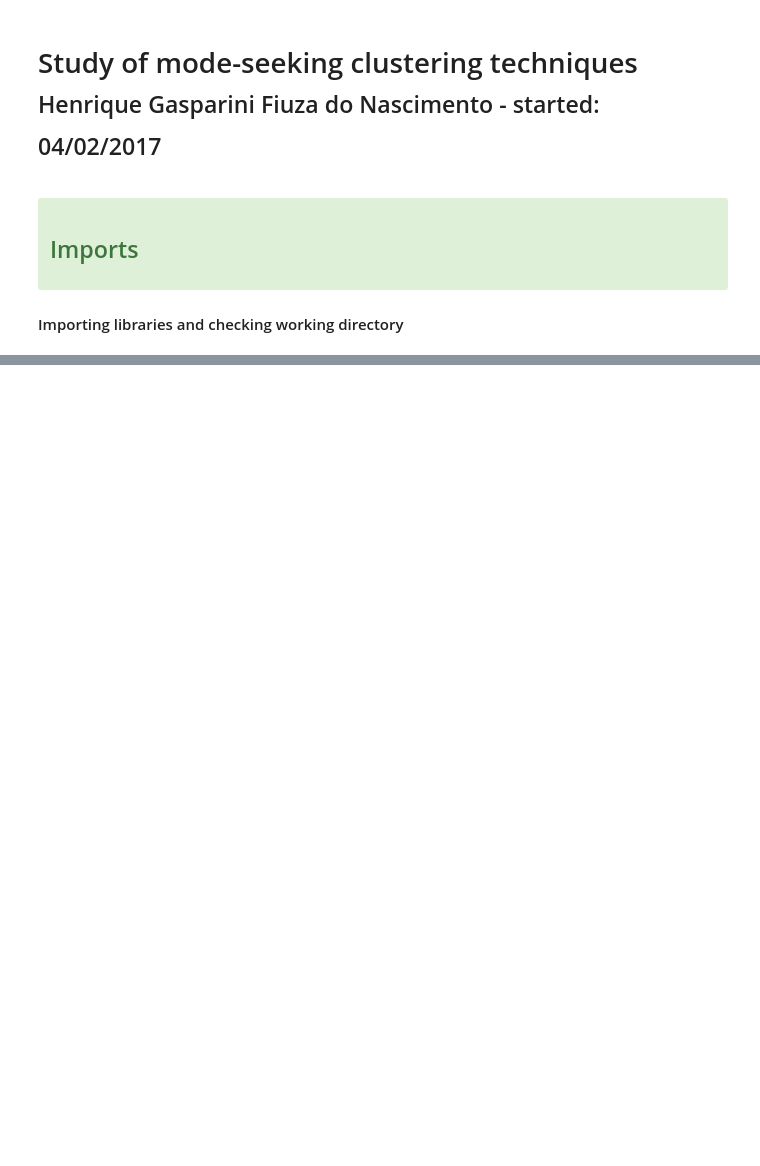
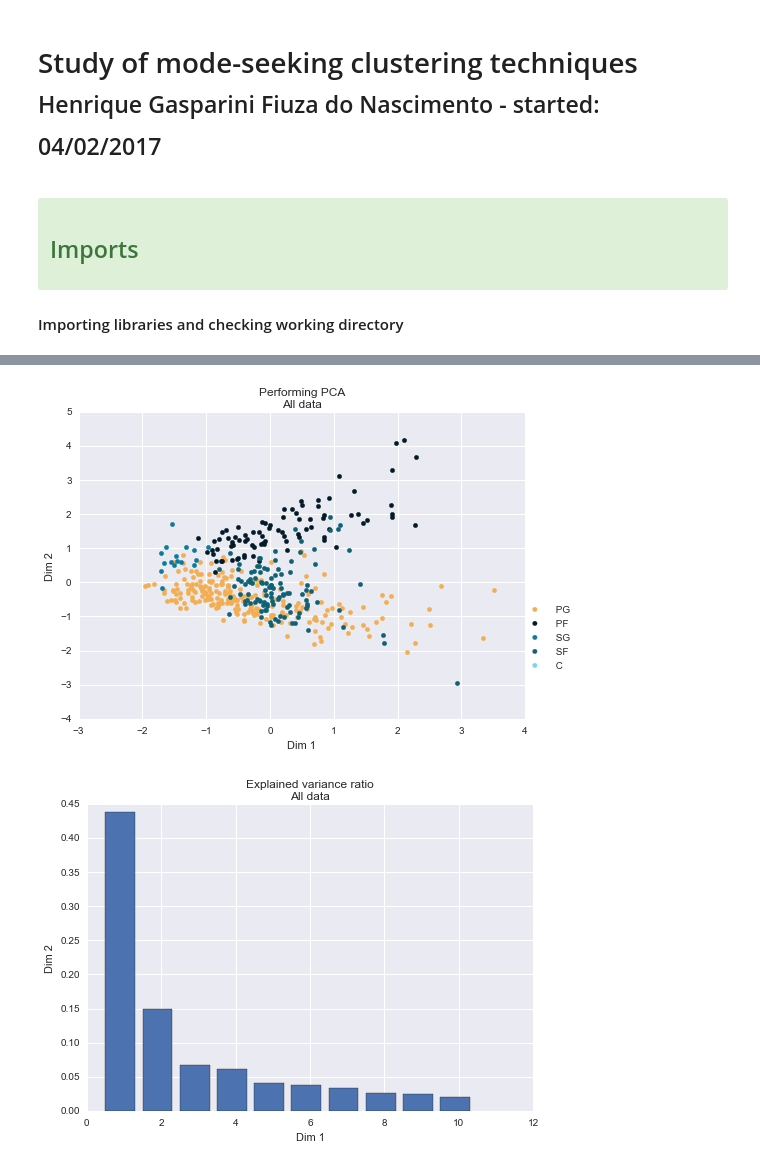
Before and after one commit to Gabriel-Azevedo-Ferreira/TDA-NBA, a Jupyter notebook: notebooks/Clustering/Mode seeking techniques.ipynb, the cells around one changed output, grey strips where cells are left out. Drawn from its saved outputs; the diff is of its cells as text; code cells hidden in the pictures; blank space fills up the shorter version.

Commit message:
AAnalyzed the data using mode-seeking techniques

```diff
--- a/notebooks/Clustering/Mode seeking techniques.ipynb
+++ b/notebooks/Clustering/Mode seeking techniques.ipynb
@@ -38,0 +127,4 @@ import modeSeeking.point as po
+# %%
+hc = po.HillClimbing('intermediateData/NBA-data-as-points-all.csv', 16, 8)
+labels_all = hc.getLabels()
+print len(np.unique(labels_all))
@@ -38,0 +206,36 @@ import modeSeeking.point as po
+# %%
+def plotClustering(df, labels, legend, dim=2):
+    df_scaled = sk.preprocessing.scale(df)
+    pca = sk.decomposition.PCA(n_components=10, whiten=True)
+    df_red = pca.fit_transform(df_scaled)
+    if dim==3:
+        #print pca.explained_variance_ratio_
+        #print "variance sum =",sum(pca.explained_variance_ratio_)
+        fig = plt.figure(1, figsize=(4, 3))
+        ax = Axes3D(fig, rect=[0, 0, .95, 1], elev=48, azim=134)
+        ax.scatter(df_red[:, 0], df_red[:, 1], df_red[:, 2], c=labels)
+        return
+    statesN = [0,1,2,3,4]
+    states = [invdict[x] for x in statesN]
+    states
+    import matplotlib.patches as mpatches
+    pylab.title("Performing PCA\n"+legend)
+    pylab.xlabel("Dim 1")
+    pylab.ylabel("Dim 2")
+    states = [invdict[x] for x in [0,1,2,3,4]]
+    for i,l in enumerate(states):
+        x = []
+        y = []
+        for j,_ in enumerate(df_red[:, 0]):
+            if labels[j] == i+1:
+                x.append(df_red[j,0])
+                y.append(df_red[j,1])
+        pylab.scatter(x,y,label=l,color = np.random.rand(3,1) )
+    pylab.legend(loc='upper center', bbox_to_anchor=(1.05, .4) ,scatterpoints = 1)
+    pylab.show()
+    pylab.title("Explained variance ratio\n"+legend)
+    pylab.xlabel("Dim 1")
+    pylab.ylabel("Dim 2")
+    pylab.ylim(0,.45)
+    x_axis =[x+.5 for x in range(len(pca.explained_variance_ratio_))]
+    pylab.bar(x_axis,pca.explained_variance_ratio_)
@@ -38,0 +251,5 @@ import modeSeeking.point as po
+# %%
+plotClustering(df_num, labels_all, 'All data')
+# %% [output]
+[figure, added]
+[figure, added]
```
Also changed, not shown: parts of 39 cells of this notebook, 8 other files.
